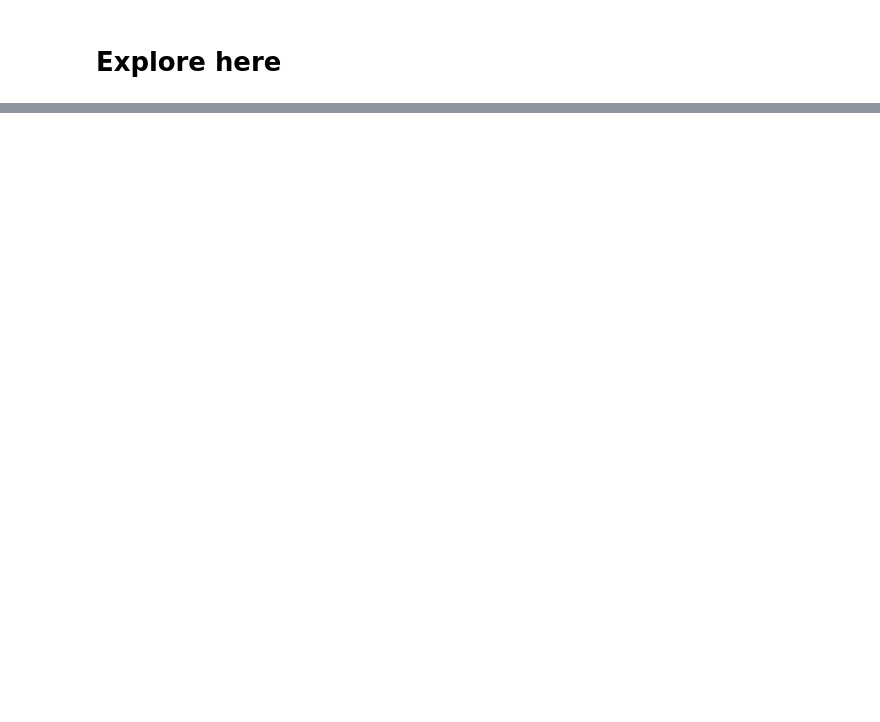
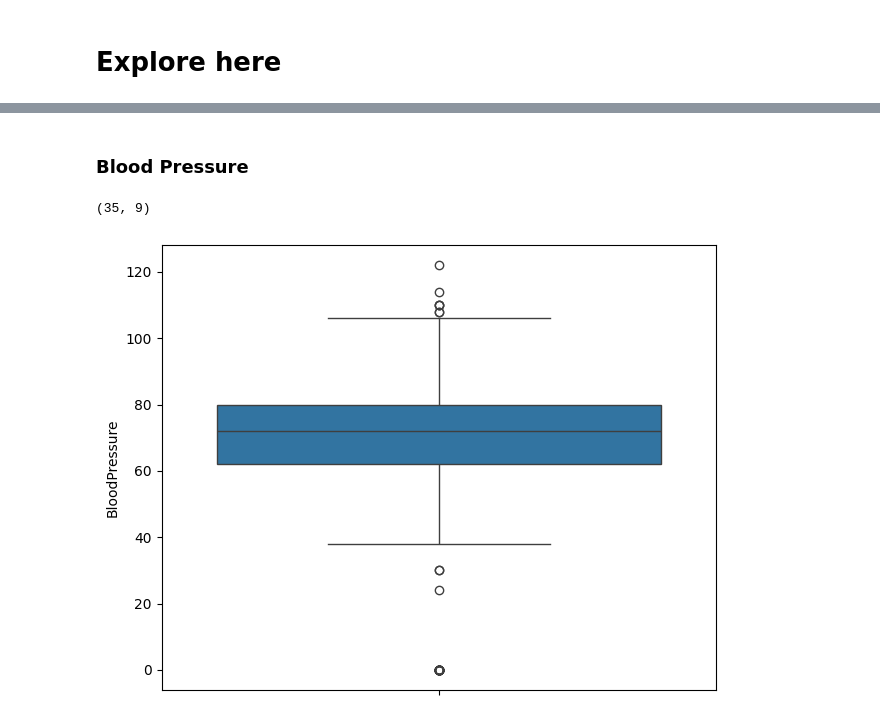
Before and after one commit to leandro-reguero/decision-trees, a Jupyter notebook: src/explore.ipynb, the cells around one changed output, grey strips where cells are left out. Saved outputs shown, nothing was run; the diff lists cells and outputs as text; code cells hidden in the pictures; blank space fills up the shorter version.

```diff
--- a/src/explore.ipynb
+++ b/src/explore.ipynb
@@ -34,0 +123,3 @@ OSError: Cannot save file into a non-existent directory: 'decision-trees\data\ra
+# %%
+rawdata = rawdata[rawdata['Pregnancies'] <= 13]
+rawdata.describe()
@@ -34,0 +159,3 @@ OSError: Cannot save file into a non-existent directory: 'decision-trees\data\ra
+# %%
+rawdata = rawdata[rawdata['Glucose'] > 0]
+rawdata.describe()
@@ -34,0 +172,10 @@ OSError: Cannot save file into a non-existent directory: 'decision-trees\data\ra
+# %% [markdown]
+### Blood Pressure
+# %%
+print(rawdata[rawdata['BloodPressure'] == 0].shape)
+sns.boxplot(rawdata['BloodPressure'])
+plt.tight_layout()
+plt.show()
+# %% [output]
+(35, 9)
+[figure, added]
```
Also changed, not shown: parts of 29 cells of this notebook, 1 other file.
